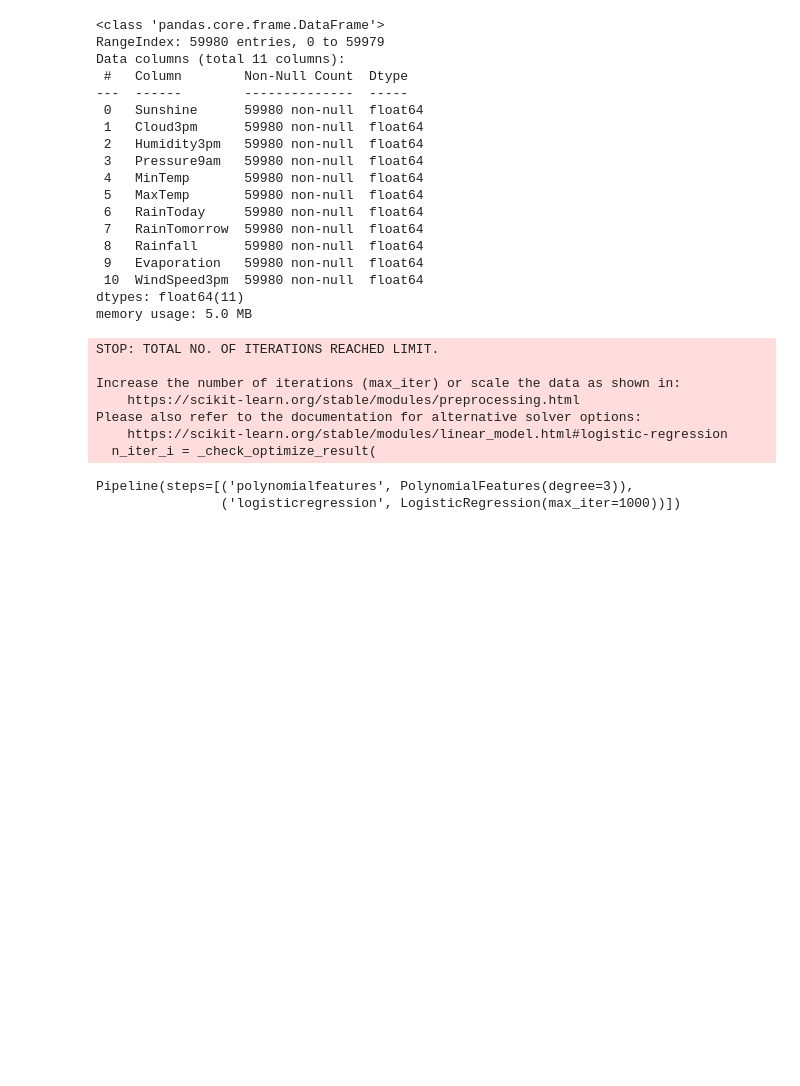
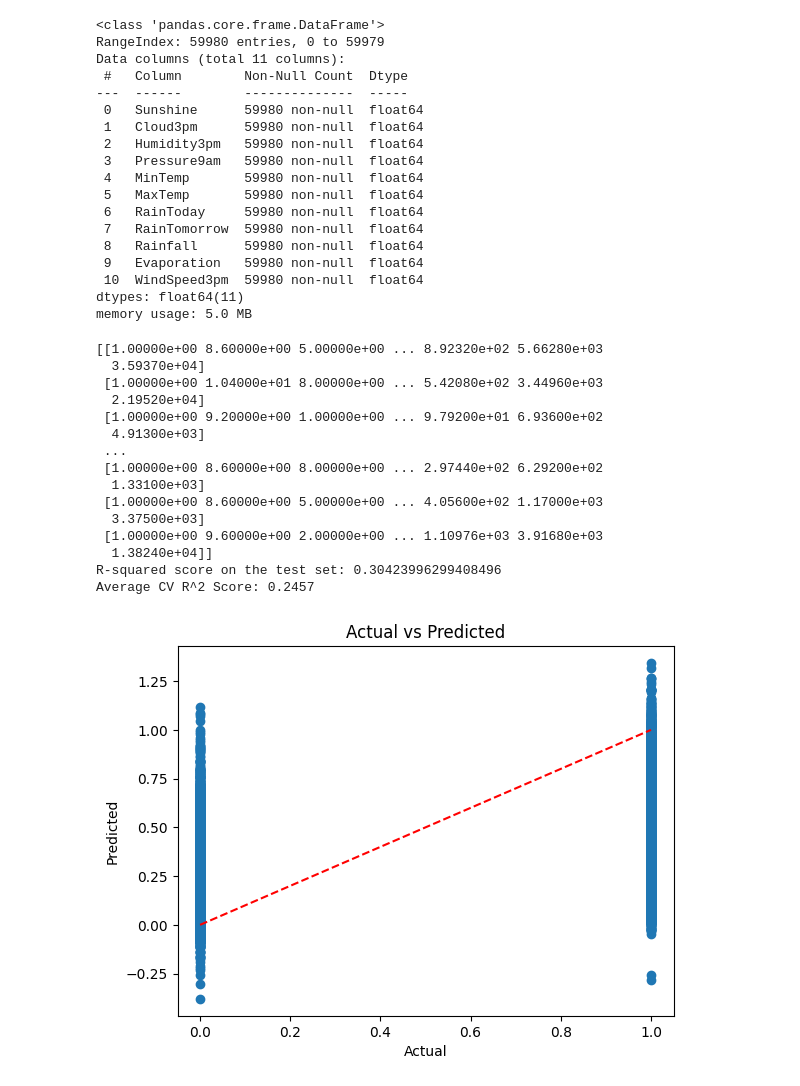
Before and after one commit to Liz3tha/DRSP-RAINFALL-PROJECT, a Jupyter notebook: DSRP_PREDICT_RAIN_IN_AUSTRALIA.ipynb, the cells around one changed output. Cells and saved outputs as stored; diff of their text form; code cells hidden in the pictures; blank space fills up the shorter version.

```diff
--- a/DSRP_PREDICT_RAIN_IN_AUSTRALIA.ipynb
+++ b/DSRP_PREDICT_RAIN_IN_AUSTRALIA.ipynb
@@ -452,38 +426,31 @@ memory usage: 5.0 MB
 # %%
 from sklearn.model_selection import train_test_split
 from sklearn.preprocessing import PolynomialFeatures
 from sklearn.linear_model import LogisticRegression
 from sklearn.pipeline import make_pipeline
+from sklearn.linear_model import LinearRegression
 
 
 X = df_new_copy.drop('RainTomorrow', axis=1)
 y = df_new_copy['RainTomorrow']
 
 X_train, X_test, y_train, y_test = train_test_split(X, y, test_size=0.2, random_state=42)
 
-#. ---------
-
-#features = ['Sunshine', 'Cloud3pm', 'Humidity3pm', 'Pressure9am', 'MinTemp', 'MaxTemp','Rainfall','Evaporation','WindSpeed3pm']
-
-# Prepare the feature matrix X and target vector y
-#X = df_new_copy[features]
-#y = df_new_copy['RainTomorrow']
-
-# Split data into train and test sets (80% training, 20% testing)
-#X_train, X_test, y_train, y_test = train_test_split(X, y, test_size=0.2, random_state=42)
-
-# Create a Polynomial Regression pipeline
-poly_reg = make_pipeline(PolynomialFeatures(degree=3), LogisticRegression(max_iter=1000))
-
-# Train the model
-poly_reg.fit(X_train, y_train)
+# #. -------
 # %% [output]
-STOP: TOTAL NO. OF ITERATIONS REACHED LIMIT.
-
-Increase the number of iterations (max_iter) or scale the data as shown in:
-    https://scikit-learn.org/stable/modules/preprocessing.html
-Please also refer to the documentation for alternative solver options:
-    https://scikit-learn.org/stable/modules/linear_model.html#logistic-regression
-  n_iter_i = _check_optimize_result(
+[[1.00000e+00 8.60000e+00 5.00000e+00 ... 8.92320e+02 5.66280e+03
+  3.59370e+04]
+ [1.00000e+00 1.04000e+01 8.00000e+00 ... 5.42080e+02 3.44960e+03
+  2.19520e+04]
+ [1.00000e+00 9.20000e+00 1.00000e+00 ... 9.79200e+01 6.93600e+02
+  4.91300e+03]
+ ...
+ [1.00000e+00 8.60000e+00 8.00000e+00 ... 2.97440e+02 6.29200e+02
+  1.33100e+03]
+ [1.00000e+00 8.60000e+00 5.00000e+00 ... 4.05600e+02 1.17000e+03
+  3.37500e+03]
+ [1.00000e+00 9.60000e+00 2.00000e+00 ... 1.10976e+03 3.91680e+03
+  1.38240e+04]]
+R-squared score on the test set: 0.30423996299408496
+Average CV R^2 Score: 0.2457
-Pipeline(steps=[('polynomialfeatures', PolynomialFeatures(degree=3)),
-                ('logisticregression', LogisticRegression(max_iter=1000))])
+[figure, added]
```
Also changed, not shown: parts of 4 cells of this notebook.
